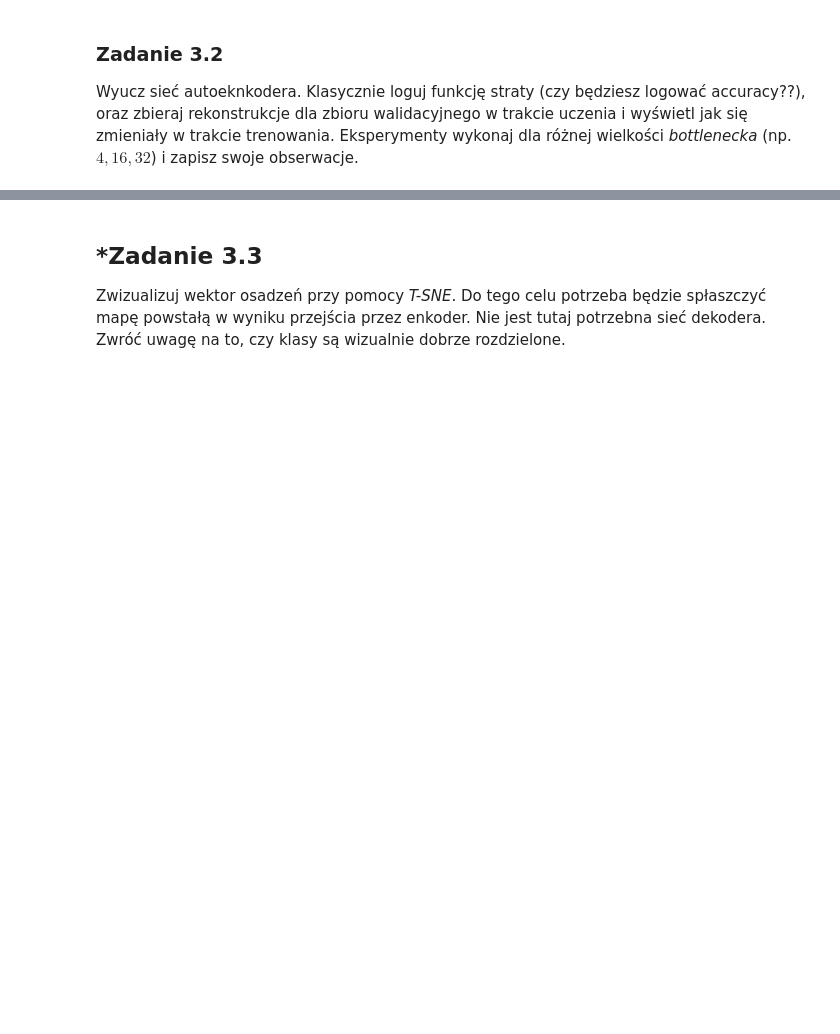
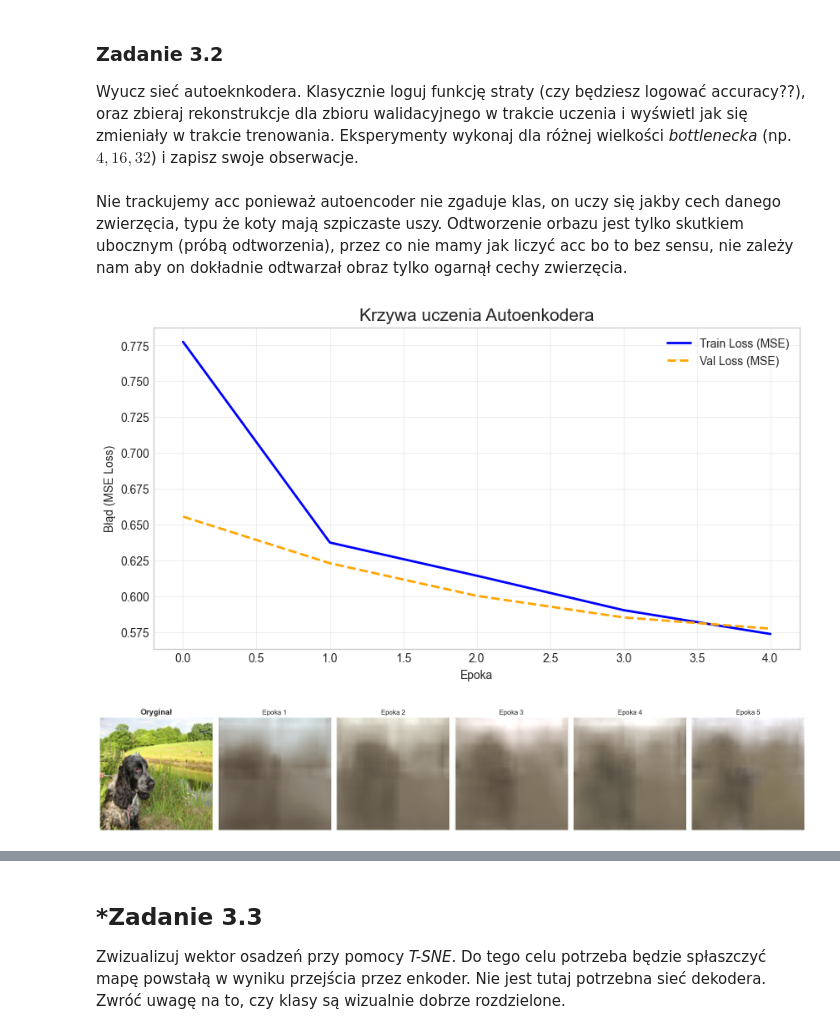
Before and after one commit to Solvro/ml-kurs-wdrozeniowy-25, a Jupyter notebook: ML_WDR_6_UNET_AE.ipynb, the cells around one changed output, grey strips where cells are left out. Saved outputs shown, nothing was run; the diff lists cells and outputs as text; code cells hidden in the pictures; blank space fills up the shorter version.

```diff
--- a/ML_WDR_6_UNET_AE.ipynb
+++ b/ML_WDR_6_UNET_AE.ipynb
@@ -429,8 +422,0 @@ class Encoder(nn.Module): # oddzielne sieci dla przejrzystości i łatwości dal
-# %%
-class Decoder(nn.Module):
-
-  def __init__(self):
-    pass
-
-  def forward(self):
-    pass
@@ -441,8 +478,20 @@ class CNNAutoencoder(nn.Module): # łączymy tutaj logikę enkodera i dekodera
         self.encoder = Encoder()
         self.decoder = Decoder()
 
+    def forward(self, x):
+       z = self.encoder(x)
+       out = self.decoder(z)
+
+       return out
+
     def embeddings(self, x): # użyj tylko enkodera i zwróc spłaszczony wynik
-      pass
+      with torch.no_grad():
+        z = self.encoder(x)
+        z_flatten = torch.flatten(z, start_dim=1)
+
+      return z_flatten
 # %% [markdown]
 ### Zadanie 3.2
 Wyucz sieć autoeknkodera. Klasycznie loguj funkcję straty (czy będziesz logować accuracy??), oraz zbieraj rekonstrukcje dla zbioru walidacyjnego w trakcie uczenia i wyświetl jak się zmieniały w trakcie trenowania. Eksperymenty wykonaj dla różnej wielkości *bottlenecka* (np. $4, 16, 32$) i zapisz swoje obserwacje.
+# %% [markdown]
+Nie trackujemy acc ponieważ autoencoder nie zgaduje klas, on uczy się jakby cech danego zwierzęcia, typu że koty mają szpiczaste uszy. Odtworzenie orbazu jest tylko skutkiem ubocznym (próbą odtworzenia), przez co nie mamy jak liczyć acc bo to bez sensu, nie zależy nam aby on dokładnie odtwarzał obraz tylko ogarnął cechy zwierzęcia.
@@ -448,0 +601,40 @@ Wyucz sieć autoeknkodera. Klasycznie loguj funkcję straty (czy będziesz logow
+# %%
+def unnormalize(tensor):
+    mean = torch.tensor([0.485, 0.456, 0.406]).view(3, 1, 1)
+    std = torch.tensor([0.229, 0.224, 0.225]).view(3, 1, 1)
+
+    tensor = tensor * std + mean
+
+    tensor = torch.clamp(tensor, 0, 1)
+
+    return tensor.permute(1, 2, 0).numpy()
+
+plt.figure(figsize=(10, 5))
+plt.plot(history_ae['train_loss'], label='Train Loss (MSE)', color='blue', linewidth=2)
+plt.plot(history_ae['val_loss'], label='Val Loss (MSE)', color='orange', linewidth=2, linestyle='--')
+plt.title("Krzywa uczenia Autoenkodera", fontsize=15)
+plt.xlabel("Epoka")
+plt.ylabel("Błąd (MSE Loss)")
+plt.legend()
+plt.grid(True, alpha=0.3)
+plt.show()
+
+num_images = len(visualization_samples_ae)
+fig, axes = plt.subplots(1, num_images + 1, figsize=(18, 4))
+
+_, _, original_img = visualization_samples_ae[-1]
+
+axes[0].imshow(unnormalize(original_img))
+axes[0].set_title("Oryginał", fontsize=14, fontweight='bold')
+axes[0].axis('off')
+
+for i, (epoch, gen_img, _) in enumerate(visualization_samples_ae):
+    axes[i + 1].imshow(unnormalize(gen_img))
+    axes[i + 1].set_title(f"Epoka {epoch}", fontsize=12)
+    axes[i + 1].axis('off')
+
+plt.tight_layout()
+plt.show()
+# %% [output]
+[figure, added]
+[figure, added]
```
Also changed, not shown: parts of 7 cells of this notebook.
